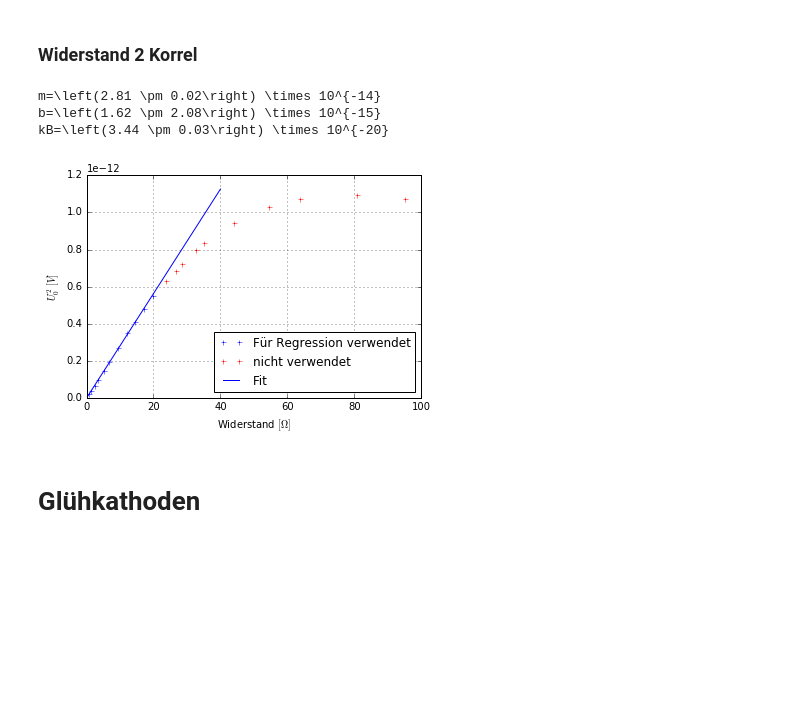
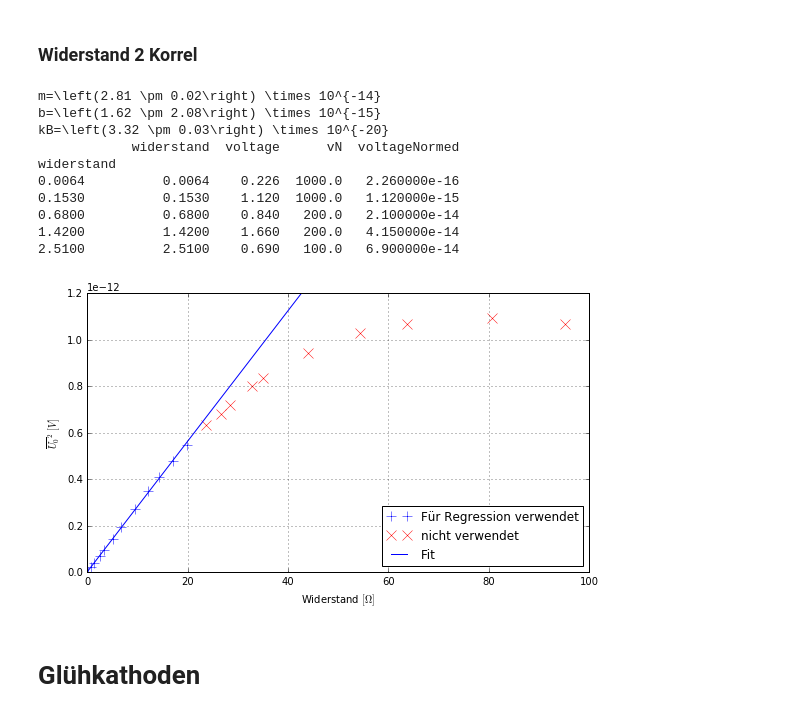
Before and after one commit to Diman1992/FP-M.Sc, a Jupyter notebook: 04Rauschen/auswertung/Untitled.ipynb, the cells around one changed output. Drawn from its saved outputs; the diff is of its cells as text; code cells hidden in the pictures; blank space fills up the shorter version.

```diff
--- a/04Rauschen/auswertung/Untitled.ipynb
+++ b/04Rauschen/auswertung/Untitled.ipynb
@@ -61,6 +69,7 @@ sin1['frequenzkHz'] = sin1.frequenz #Plot soll in kHz bleiben
 sin1.frequenz *= 1000 # in Herz umrechnen
 sin1.index = sin1.frequenz
 sin1['voltage'] /= 1000 #in Volt umrechnen
+sin1.sort_index(inplace=True)
 
 # Verstärkungen aufzählen
 V_in = 175e-3 #Eingangsspannung
@@ -77,7 +86,7 @@ sin1['verstaerkung'] = V_gl * V_V**2 * V_N
 # Plot der Messewerte
 fig = plt.figure(figsize=(9,5))
 ax = fig.add_subplot(111)
-ax.plot(sin1.frequenzkHz, sin1.voltageCorrected, linestyle='', marker='+', markersize=10, label='Messwerte')
+ax.plot(sin1.frequenzkHz, sin1.voltageCorrected, linestyle='', marker='x', markersize=10, label='Messwerte')
 ax.set_xlim((0,45))
 ax.set_xlabel('Frequenz [kHz]')
 ax.set_ylabel(r'$\eta(\nu)$')
@@ -85,11 +94,9 @@ ax.grid()
 ax.legend(loc='best')
 fig.savefig('results/sin.pdf')
 
+plt.show()
+
 # Latex Tabelle
-output = sin1.sort_values('frequenz')
-output.voltageCorrected *= 1000
-output.to_latex('results/latex_sinus1.tab', header=False, index=False,
-            float_format='%2.2f', columns=['frequenz','vN','voltageCorrected'],)
-
-plt.show()
+sin1['v'] = sin1.voltageCorrected*1000
+#sin1.to_latex('latex_sin1', float_format='%2.2f', header=False, index=False, columns=['frequenzkHz','vN','v'])
 # %% [output]
@@ -110,6 +117,7 @@ sin2['frequenzkHz'] = sin2.frequenz # Plot soll in kHz bleiben
 sin2.frequenz *= 1000. # in Herz umrechnen
 sin2.index = sin2.frequenz
 sin2['voltage'] /= 1000. #in Volt umrechnen
+sin2.sort_index(inplace=True)
 
 
 
@@ -146,7 +154,7 @@ x = np.linspace(5e3, 30e3, 1000)
 # Plot der Messewerte
 fig = plt.figure(figsize=(9,5))
 ax = fig.add_subplot(111)
-ax.plot(sin2.frequenzkHz, sin2.voltageCorrected, linestyle='', marker='+', markersize=10, label='Messwerte')
+ax.plot(sin2.frequenzkHz, sin2.voltageCorrected, linestyle='', marker='x', markersize=10, label='Messwerte')
 
 y = durchlasskurve(x, popt[0], popt[1], popt[2])
 ax.plot(x/1000,y, label='Fit')
@@ -162,6 +170,8 @@ ax.legend(loc='upper right')
 fig.savefig('results/sin_korrel.pdf')
 
 plt.show()
+sin2['v'] = sin2.voltageCorrected*1000
+#sin2.to_latex('latex_sin2', float_format='%2.3f', header=False, index=False, columns=['frequenzkHz','vN','v'])
 # %% [output]
 15021.62 \pm 18.02
 8.09 \pm 0.26
@@ -402,39 +449,53 @@ noFit = daten.query('widerstand > 20')
 # Fit
 popt, pcov = curve_fit(gerade, fit.widerstand, fit.voltageNormed)
 perr = np.sqrt(np.diag(pcov))
 m = unc.ufloat(popt[0], perr[0])
 b = unc.ufloat(popt[1], perr[1])
 kB2_korrel = m/(4 * deltaNu2 * 293.15)
 
 with open("results/wid2_korrel_m.fit", "w") as text_file:
     print('{:.3L}'.format(m), file=text_file)
     print('m={:.3L}'.format(m))
 with open("results/wid2_korrel_b.fit", "w") as text_file:
     print('{:.3L}'.format(b), file=text_file)
     print('b={:.3L}'.format(b))
 with open("results/wid2_korrel_kb.fit", "w") as text_file:
     print('{:.3L}'.format(kB2_korrel), file=text_file)
     print('kB={:.3L}'.format(kB2_korrel))
 
-x = np.linspace(0, 40, 20)
+x = np.linspace(0, 50, 20)
 y = gerade(x,popt[0], popt[1])
 
-fit.voltageNormed.plot(linestyle='', marker='+', markersize=5, color = 'blue', label='Für Regression verwendet')
-noFit.voltageNormed.plot(linestyle='', marker='+', markersize=5, color='red', label='nicht verwendet')
+fig = plt.figure(figsize=(9,5))
+fit.voltageNormed.plot(linestyle='', marker='+', markersize=10, color = 'blue', label='Für Regression verwendet')
+noFit.voltageNormed.plot(linestyle='', marker='x', markersize=10, color='red', label='nicht verwendet')
 plt.plot(x,y, label='Fit')
 
 plt.xlim((0,100))
+plt.ylim((0,1.2e-12))
 plt.xlabel('Widerstand $[\Omega]$')
-plt.ylabel('$U_0^2\ [V]$')
+plt.ylabel('$\overline{U_0}^2\ [V]$')
 plt.grid()
 plt.legend(loc='best')
 plt.savefig('results/wid2_korrel.pdf')
+
+
+daten['v'] = daten.voltageNormed*1e14
+#daten.to_latex('latex_wid2_korrel', float_format='%2.3f', header=False, index=False, columns=['widerstand','vN','v'])
+
 plt.show()
 # %% [output]
 m=\left(2.81 \pm 0.02\right) \times 10^{-14}
 b=\left(1.62 \pm 2.08\right) \times 10^{-15}
-kB=\left(3.44 \pm 0.03\right) \times 10^{-20}
+kB=\left(3.32 \pm 0.03\right) \times 10^{-20}
+            widerstand  voltage      vN  voltageNormed
+widerstand
+0.0064          0.0064    0.226  1000.0   2.260000e-16
+0.1530          0.1530    1.120  1000.0   1.120000e-15
+0.6800          0.6800    0.840   200.0   2.100000e-14
+1.4200          1.4200    1.660   200.0   4.150000e-14
+2.5100          2.5100    0.690   100.0   6.900000e-14
-[figure, old version]
+[figure, new version]
 # %% [markdown]
 # Glühkathoden
 # %%
```
Also changed, not shown: parts of 14 cells of this notebook, 35 other files.
